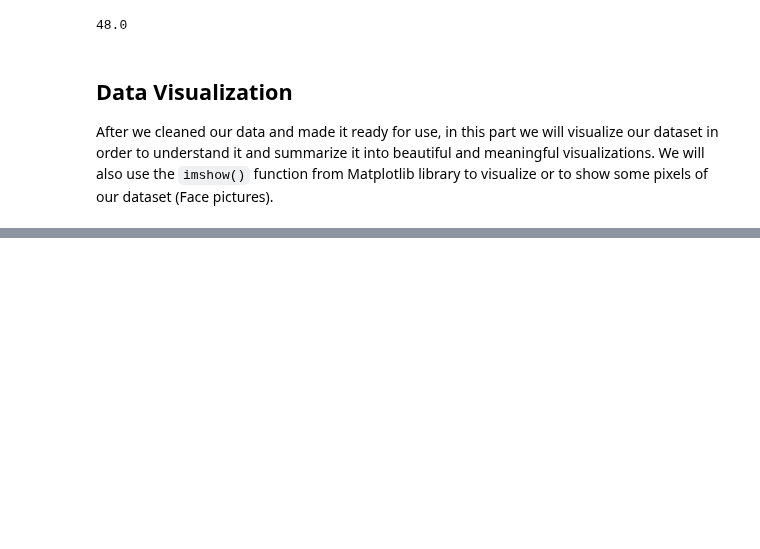
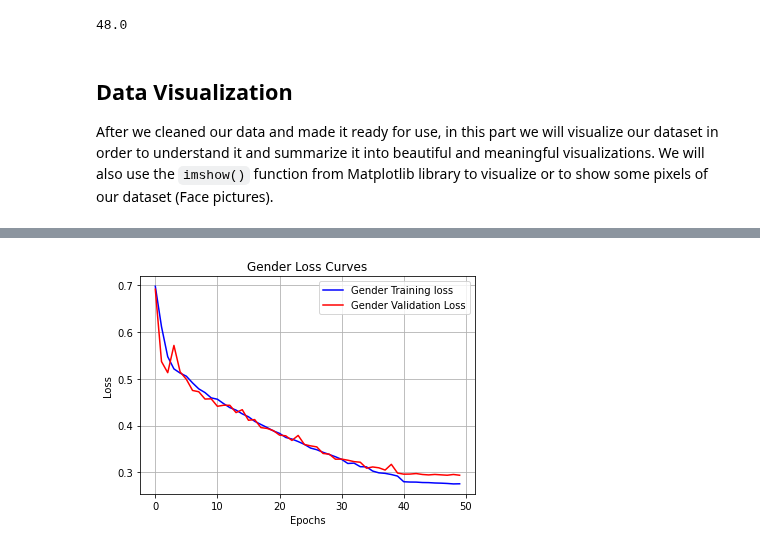
Before and after one commit to Semmyinc/Beanstalk-Capstone-Project-Age-and-Gender-Detection, a Jupyter notebook: 01_Beanstalk_Capstone_Project_Age_and_Gender_Detection.ipynb, the cells around one changed output, grey strips where cells are left out. Drawn from its saved outputs; the diff is of its cells as text; code cells hidden in the pictures; blank space fills up the shorter version.

```diff
--- a/01_Beanstalk_Capstone_Project_Age_and_Gender_Detection.ipynb
+++ b/01_Beanstalk_Capstone_Project_Age_and_Gender_Detection.ipynb
@@ -147,0 +286,15 @@ plt.show()
+# %%
+# Check for overfitting for Gender
+
+plt.figure()
+
+plt.plot(history.history['gender_loss'], 'blue')
+plt.plot(history.history['val_gender_loss'], 'red')
+
+plt.legend(['Gender Training loss', 'Gender Validation Loss'])
+plt.xlabel('Epochs')
+plt.ylabel('Loss')
+plt.title('Gender Loss Curves')
+plt.grid()
+# %% [output]
+[figure, added]
```
Also changed, not shown: parts of 23 cells of this notebook.
